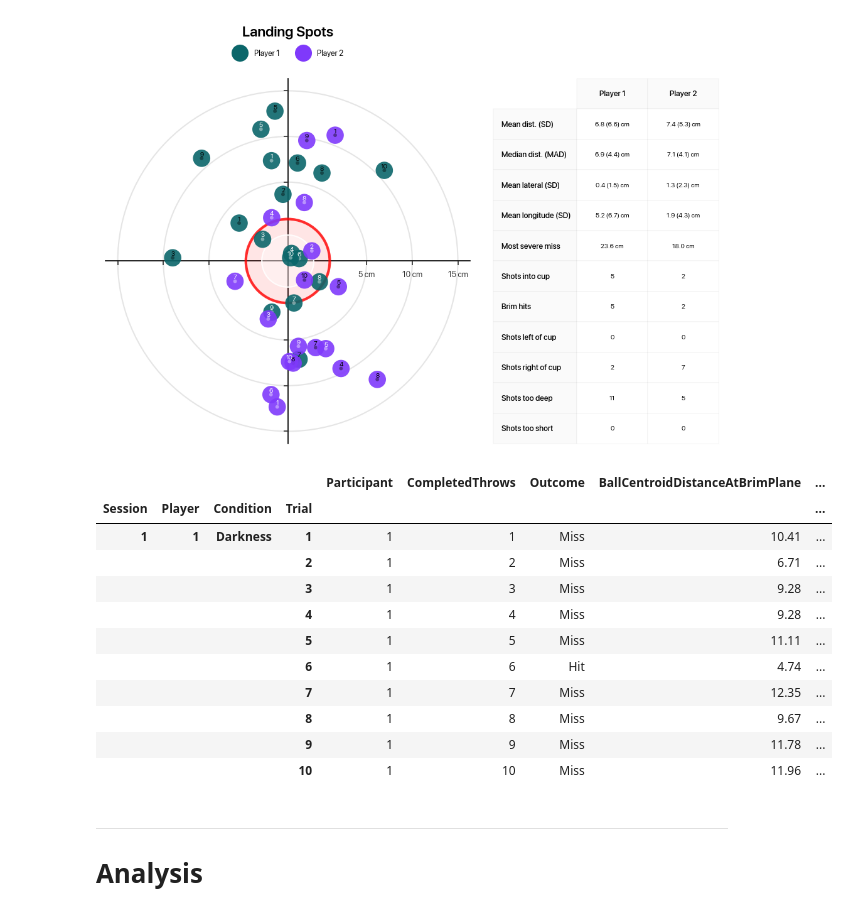
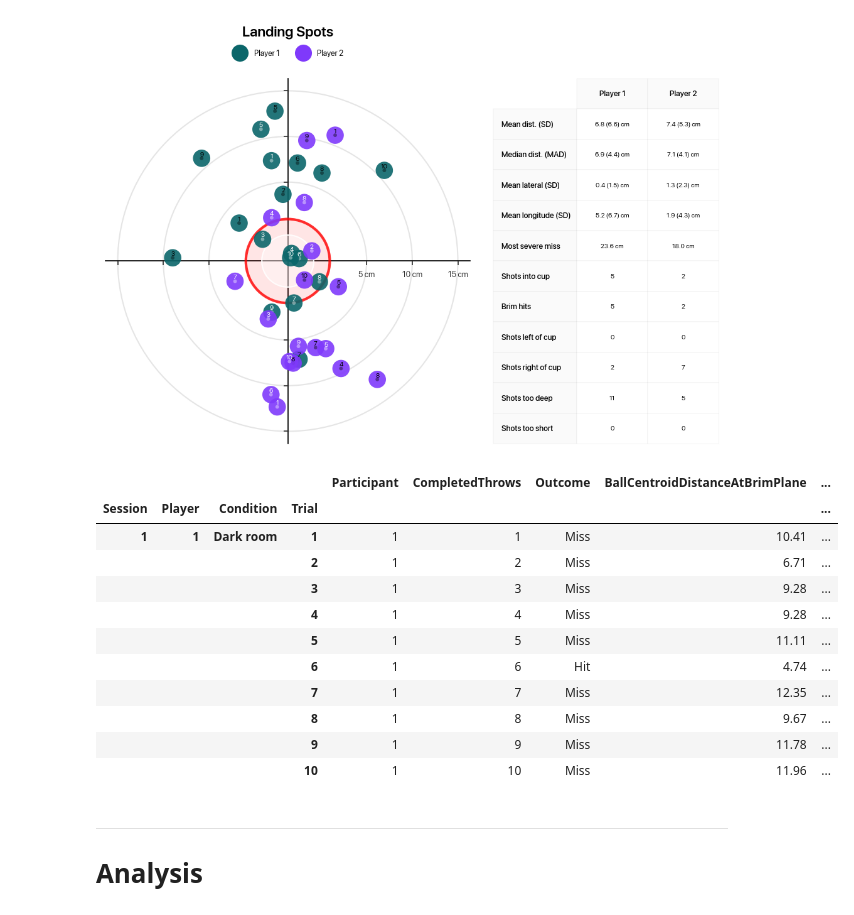
Before and after one commit to dlundgaard/BeerPongMastery, a Jupyter notebook: Analysis/analysis.ipynb, the cells around one changed output. Saved outputs shown, nothing was run; the diff lists cells and outputs as text; code cells hidden in the pictures.

```diff
--- a/Analysis/analysis.ipynb
+++ b/Analysis/analysis.ipynb
@@ -426,35 +426,35 @@ def summarize_data():
 
                 session_summaries.append({
                     "Session": session,
                     "Player": player_id,
-                    "Condition": condition,
+                    "Condition": "Dark room" if condition == "Darkness" else "Lit room",
                     "Trial": trial,
                     "CompletedThrows": trial if condition == "Darkness" else trial + 10,
                     "Outcome": "Hit" if trial_data.outcome else "Miss",
                     "BallCentroidDistanceAtBrimPlane": ball_data[ball_data["Z"] >= BRIM_OFFSET]["Distance"].min(), # minimum distance from cup centroid in cm
                     "BallCentroidDistanceMin": ball_data["Distance"].min(), # minimum distance from cup centroid in cm
                     "DistanceMiss": max(0, ball_data["Distance"].min() - HIT_RADIUS), # minimum distance from cup in cm
                     "LateralMiss": max(0, abs(ball_data["Lateral"].min()) - HIT_RADIUS), # lateral distance to cup in cm
                     "LongitudeMiss": max(0, abs(ball_data["Longitude"].min()) - HIT_RADIUS), # longitudinal distance to cup in cm
                     "BallSpeedMax": trial_data["Ball"]["Speed"].max(), # ball max speed in m/s
                     "BallAltitudeMax": trial_data["Ball"]["Z"].max(), # ball max altitude in cm
                     "WristSpeedMax": trial_data["Wrist"]["Speed"].max(), # wrist max speed in m/s
                     "DispatchDistance": -trial_data["Ball"].iloc[int(DISPATCH_MARGIN * SAMPLE_RATE)]["X"], # distance to cup in cm at moment of dispatch
                     "DispatchElbowAltitude": trial_data["Elbow"]["Z"].loc[trial_data["Ball"]["Speed"].idxmax()], # height of elbow in cm at time of dispatch
                 })
         sessions.append(pd.DataFrame(session_summaries))
 
     results = pd.concat(sessions, ignore_index = True)
     results.insert(2, "Participant", results.groupby(["Session", "Player"]).ngroup() + 1)
     return results
 
 summary = summarize_data()
 summary.to_csv("summary.csv", index = False)
 summary.set_index(["Session", "Player", "Condition", "Trial"]).round(2).head(10)
 # %% [output]
 |  |  |  |  | Participant | CompletedThrows | Outcome | BallCentroidDistanceAtBrimPlane | ... |
 | Session | Player | Condition | Trial |  |  |  |  | ... |
-| 1 | 1 | Darkness | 1 | 1 | 1 | Miss | 10.41 | ... |
+| 1 | 1 | Dark room | 1 | 1 | 1 | Miss | 10.41 | ... |
 |  |  |  | 2 | 1 | 2 | Miss | 6.71 | ... |
 |  |  |  | 3 | 1 | 3 | Miss | 9.28 | ... |
 |  |  |  | 4 | 1 | 4 | Miss | 9.28 | ... |
```
Also changed, not shown: parts of 3 cells of this notebook, 5 other files.
